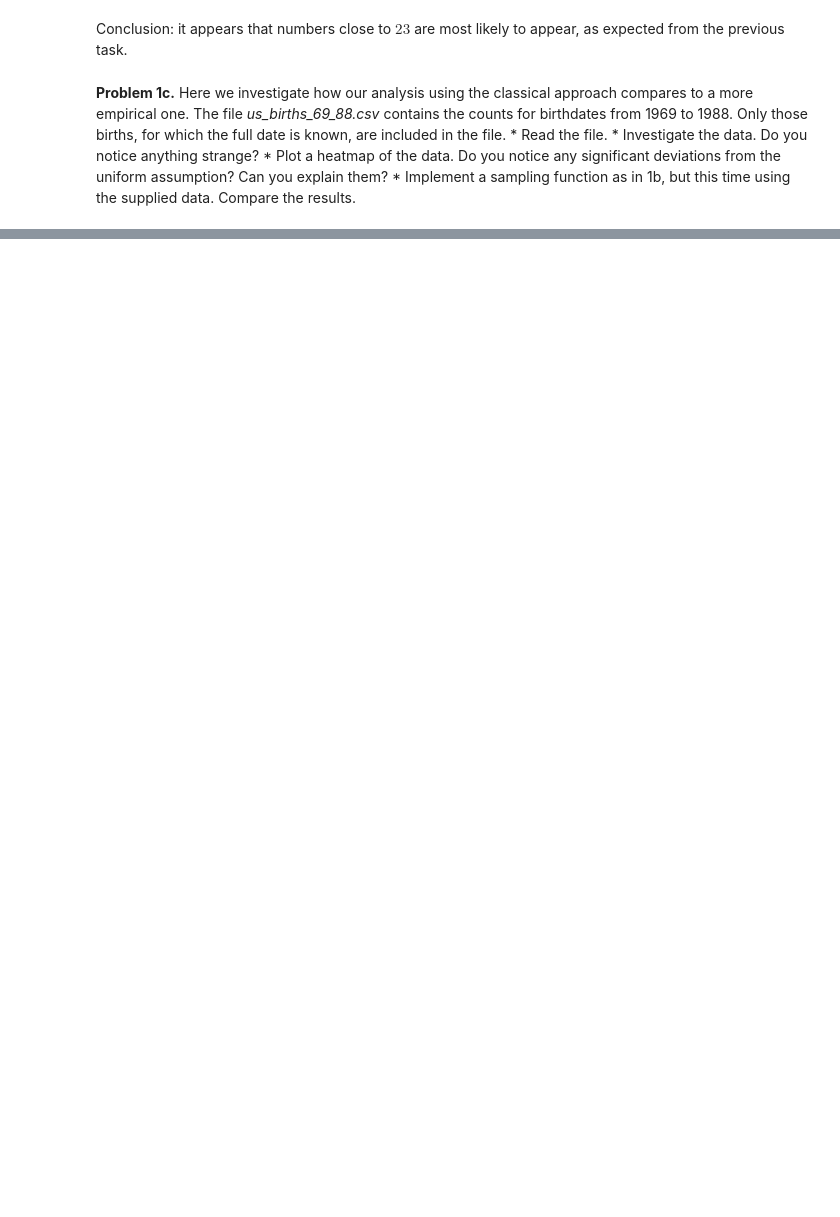
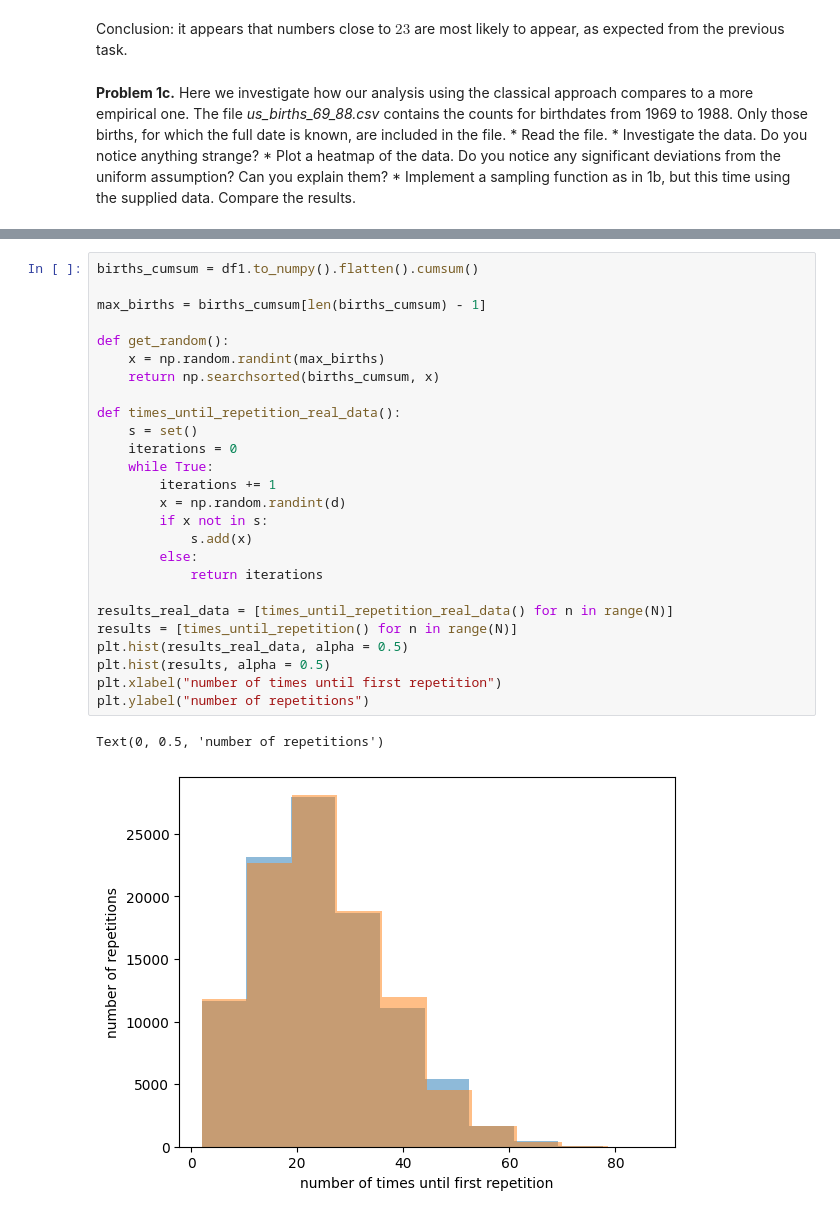
Before and after one commit to wiktoor/rpis2018, a Jupyter notebook: lab1/Lab01student.ipynb, the cells around one changed output, grey strips where cells are left out. Cells and saved outputs as stored; diff of their text form; blank space fills up the shorter version.

```diff
--- a/lab1/Lab01student.ipynb
+++ b/lab1/Lab01student.ipynb
@@ -85,0 +87,29 @@ Text(0, 0.5, 'day in month')
+# %%
+births_cumsum = df1.to_numpy().flatten().cumsum()
+
+max_births = births_cumsum[len(births_cumsum) - 1]
+
+def get_random():
+    x = np.random.randint(max_births)
+    return np.searchsorted(births_cumsum, x)
+
+def times_until_repetition_real_data():
+    s = set()
+    iterations = 0
+    while True:
+        iterations += 1
+        x = np.random.randint(d)
+        if x not in s:
+            s.add(x)
+        else:
+            return iterations
+
+results_real_data = [times_until_repetition_real_data() for n in range(N)]
+results = [times_until_repetition() for n in range(N)]
+plt.hist(results_real_data, alpha = 0.5)
+plt.hist(results, alpha = 0.5)
+plt.xlabel("number of times until first repetition")
+plt.ylabel("number of repetitions")
+# %% [output]
+Text(0, 0.5, 'number of repetitions')
+[figure, added]
```
Also changed, not shown: parts of 2 cells of this notebook.
